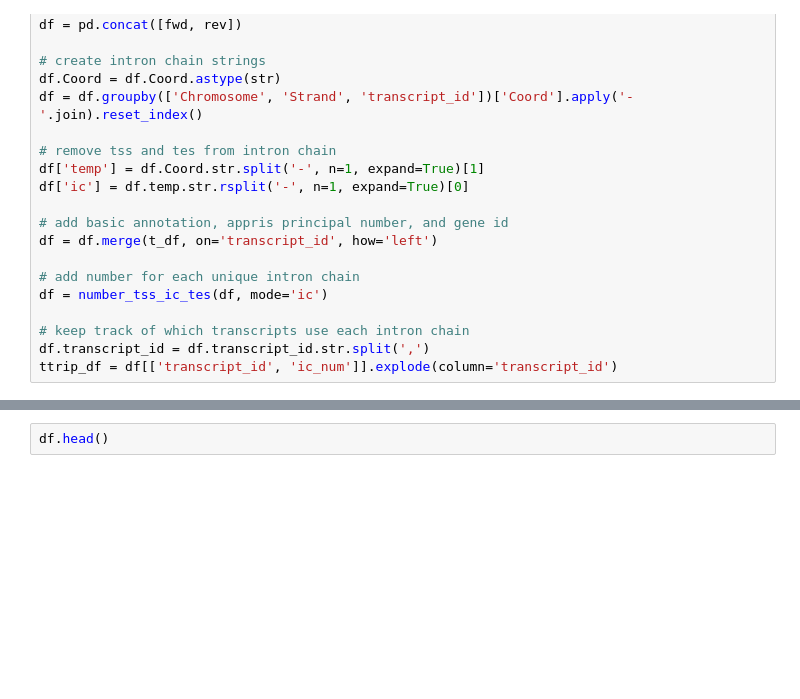
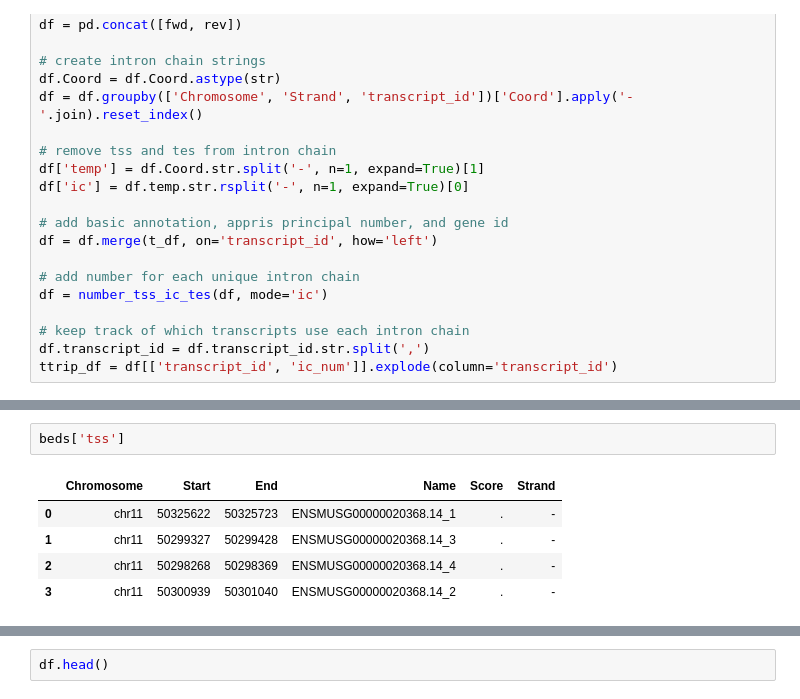
Before and after one commit to mortazavilab/cerberus, a Jupyter notebook: dev.ipynb, the cells around one changed output, grey strips where cells are left out. Saved outputs shown, nothing was run; the diff lists cells and outputs as text; blank space fills up the shorter version.

```diff
--- a/dev.ipynb
+++ b/dev.ipynb
@@ -213 +230,9 @@ ttrip_df.head()
+# %%
+beds['tss']
+# %% [output]
+|  | Chromosome | Start | End | Name | Score | Strand |
+| 0 | chr11 | 50325622 | 50325723 | ENSMUSG00000020368.14_1 | . | - |
+| 1 | chr11 | 50299327 | 50299428 | ENSMUSG00000020368.14_3 | . | - |
+| 2 | chr11 | 50298268 | 50298369 | ENSMUSG00000020368.14_4 | . | - |
+| 3 | chr11 | 50300939 | 50301040 | ENSMUSG00000020368.14_2 | . | - |
 # %%
```
Also changed, not shown: parts of 5 cells of this notebook, 5 other files.
